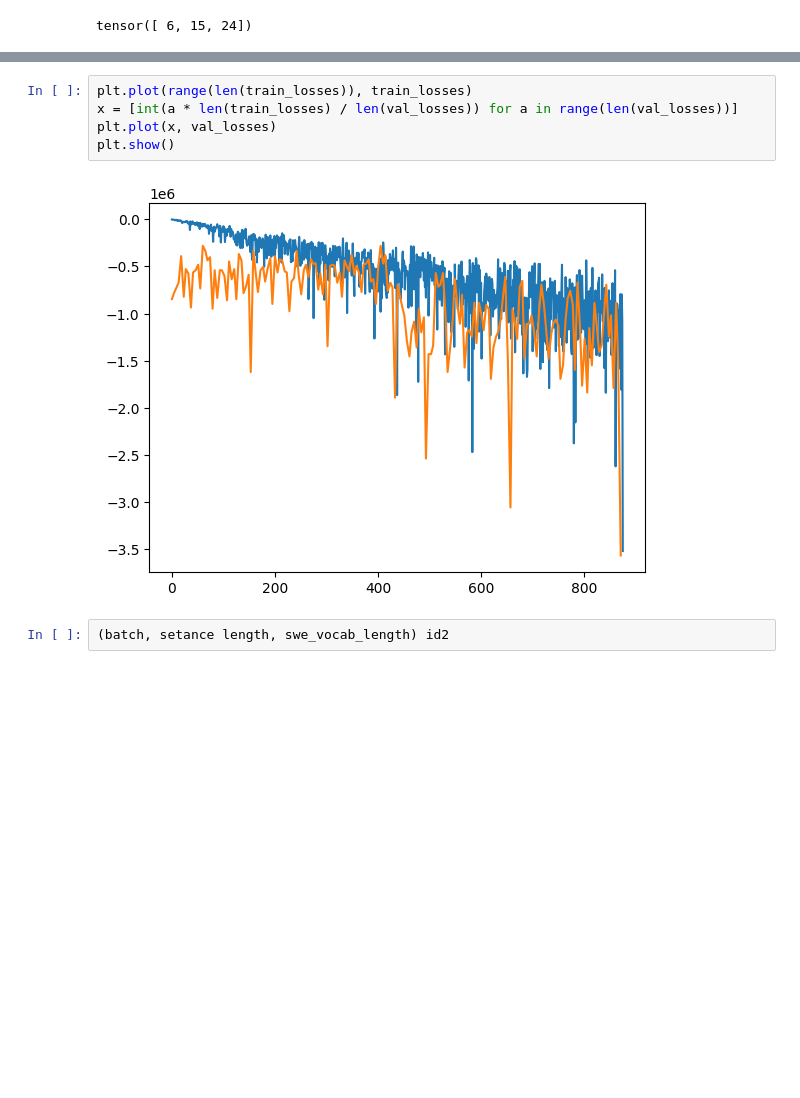
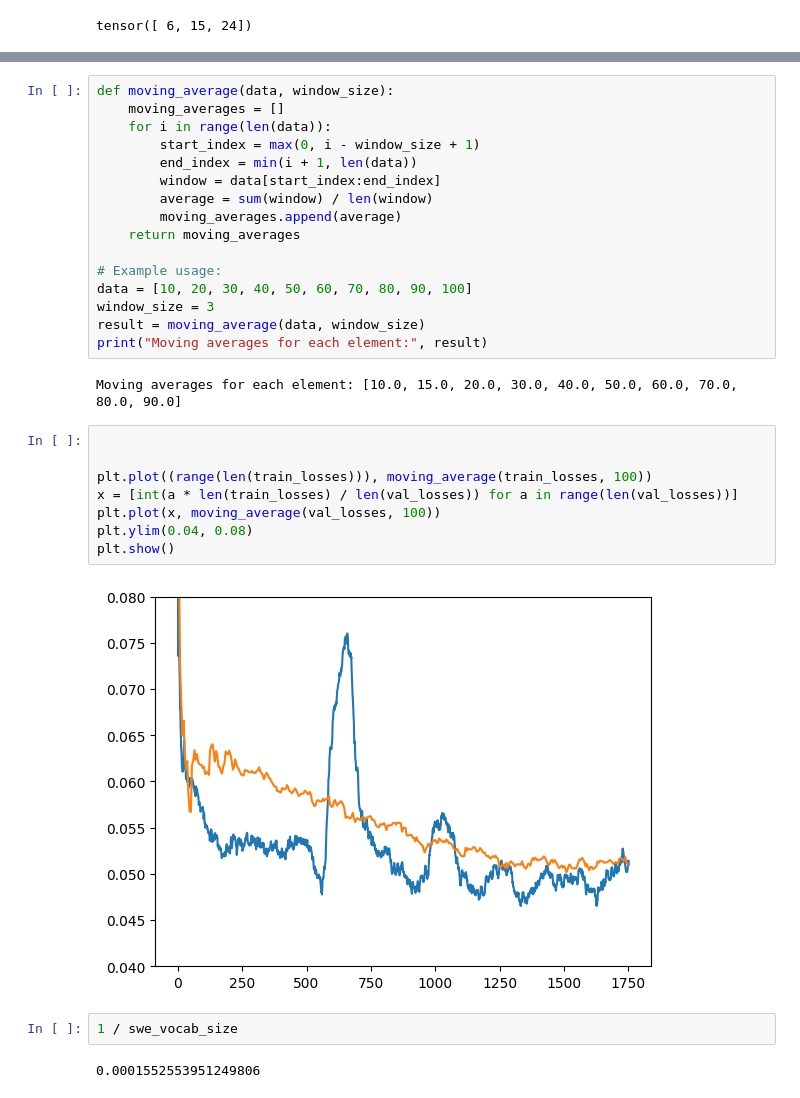
Before and after one commit to KristofferGus/AI-modeling, a Jupyter notebook: project.ipynb, the cells around one changed output, grey strips where cells are left out. Cells and saved outputs as stored; diff of their text form; blank space fills up the shorter version.

```diff
--- a/project.ipynb
+++ b/project.ipynb
@@ -353,9 +385,32 @@ len(train_losses), len(val_losses)
+# %%
+def moving_average(data, window_size):
+    moving_averages = []
+    for i in range(len(data)):
+        start_index = max(0, i - window_size + 1)
+        end_index = min(i + 1, len(data))
+        window = data[start_index:end_index]
+        average = sum(window) / len(window)
+        moving_averages.append(average)
+    return moving_averages
+
+# Example usage:
+data = [10, 20, 30, 40, 50, 60, 70, 80, 90, 100]
+window_size = 3
+result = moving_average(data, window_size)
+print("Moving averages for each element:", result)
+# %% [output]
+Moving averages for each element: [10.0, 15.0, 20.0, 30.0, 40.0, 50.0, 60.0, 70.0, 80.0, 90.0]
 # %%
-plt.plot(range(len(train_losses)), train_losses)
+
+
+plt.plot((range(len(train_losses))), moving_average(train_losses, 100))
 x = [int(a * len(train_losses) / len(val_losses)) for a in range(len(val_losses))]
-plt.plot(x, val_losses)
+plt.plot(x, moving_average(val_losses, 100))
+plt.ylim(0.04, 0.08)
 plt.show()
 # %% [output]
-[figure, old version]
+[figure, new version]
-# %%
-(batch, setance length, swe_vocab_length) id2
+# %%
+1 / swe_vocab_size
+# %% [output]
+0.0001552553951249806
```
Also changed, not shown: parts of 7 cells of this notebook.
